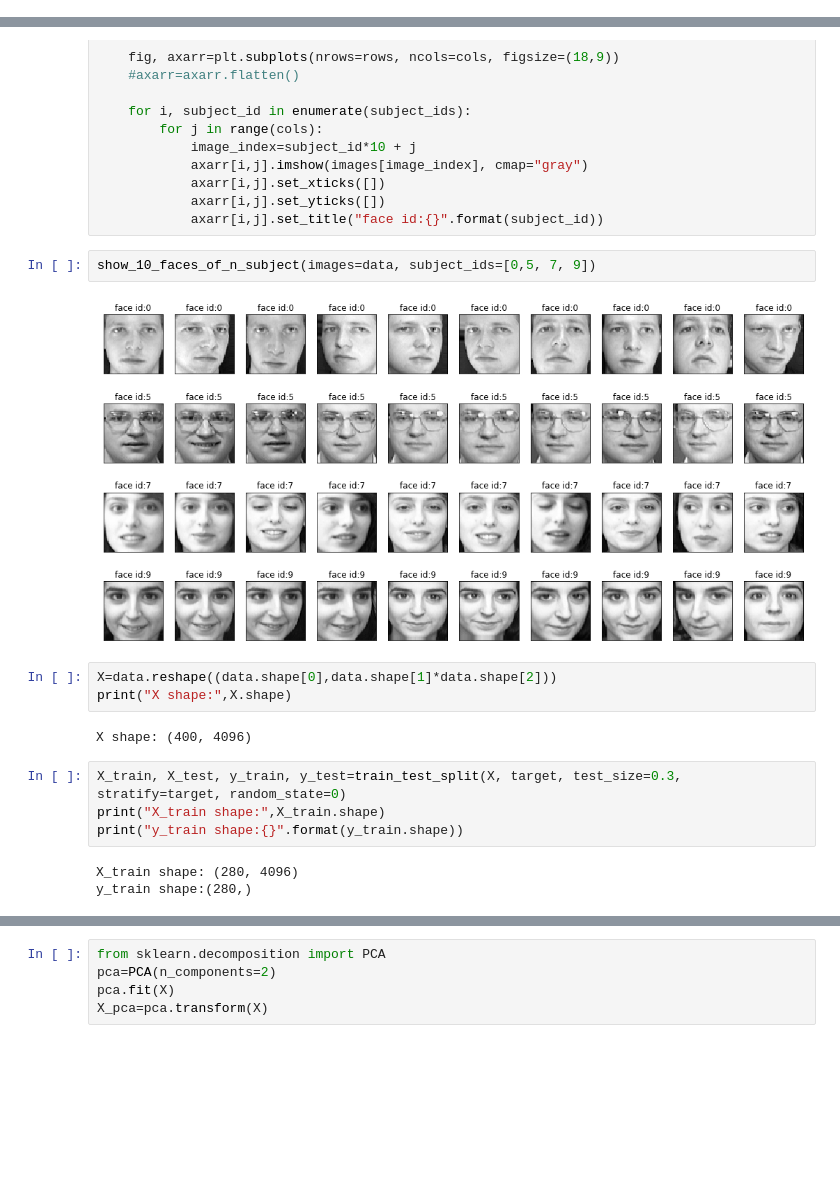
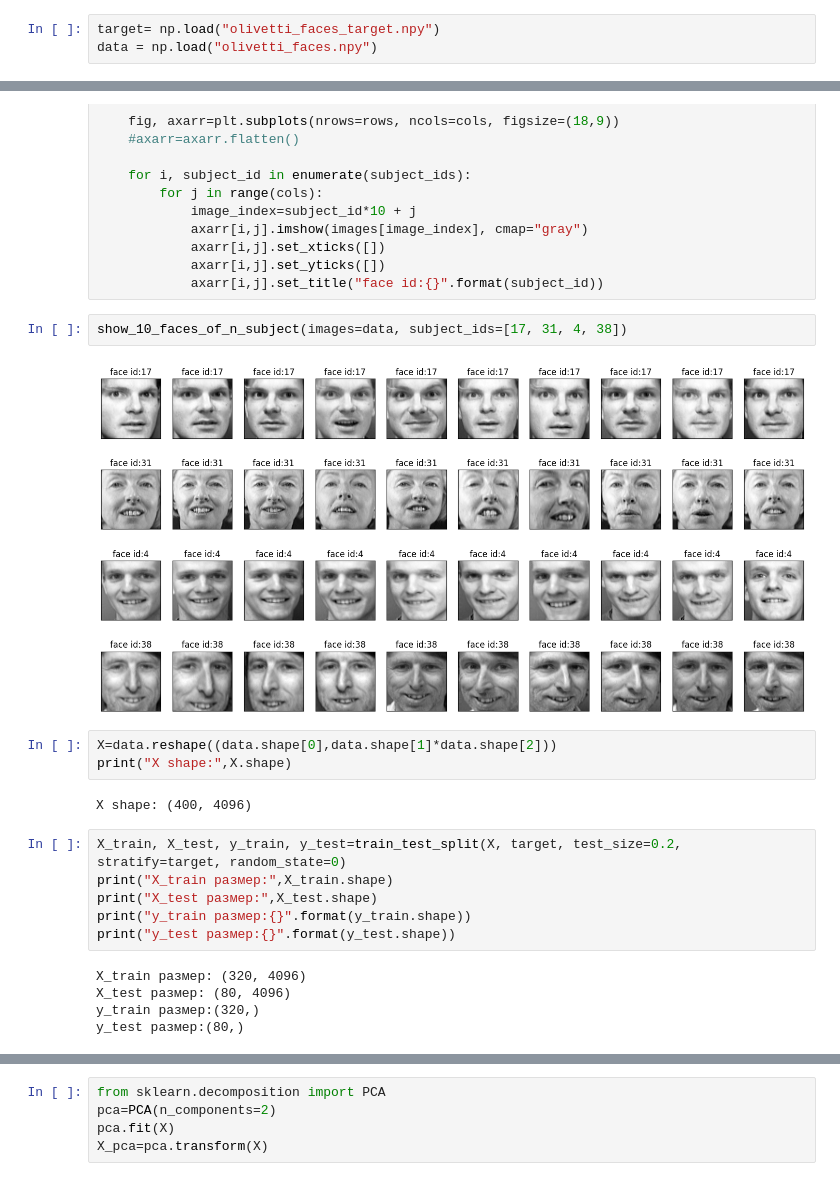
Before and after one commit to kharit74/OtusCV, a Jupyter notebook: Lesson 20/Homework/face_recognition_on_olivetti_dataset_148506_bfda48-148506-f9e571.ipynb, the cells around one changed output, grey strips where cells are left out. Cells and saved outputs as stored; diff of their text form; blank space fills up the shorter version.

```diff
--- a/Lesson 20/Homework/face_recognition_on_olivetti_dataset_148506_bfda48-148506-f9e571.ipynb
+++ b/Lesson 20/Homework/face_recognition_on_olivetti_dataset_148506_bfda48-148506-f9e571.ipynb
@@ -35 +43,4 @@ target = np.load("./hw olivetti/input/olivetti_faces_target.npy")
+# %%
+target= np.load("olivetti_faces_target.npy")
+data = np.load("olivetti_faces.npy")
 # %%
@@ -83,21 +92,25 @@ def show_10_faces_of_n_subject(images, subject_ids):
             axarr[i,j].set_yticks([])
             axarr[i,j].set_title("face id:{}".format(subject_id))
 # %%
-show_10_faces_of_n_subject(images=data, subject_ids=[0,5, 7, 9])
+show_10_faces_of_n_subject(images=data, subject_ids=[17, 31, 4, 38])
 # %% [output]
-[figure, old version]
+[figure, new version]
 # %%
 X=data.reshape((data.shape[0],data.shape[1]*data.shape[2]))
 print("X shape:",X.shape)
 # %% [output]
 X shape: (400, 4096)
 # %%
-X_train, X_test, y_train, y_test=train_test_split(X, target, test_size=0.3, stratify=target, random_state=0)
-print("X_train shape:",X_train.shape)
-print("y_train shape:{}".format(y_train.shape))
+X_train, X_test, y_train, y_test=train_test_split(X, target, test_size=0.2, stratify=target, random_state=0)
+print("X_train размер:",X_train.shape)
+print("X_test размер:",X_test.shape)
+print("y_train размер:{}".format(y_train.shape))
+print("y_test размер:{}".format(y_test.shape))
 # %% [output]
-X_train shape: (280, 4096)
-y_train shape:(280,)
+X_train размер: (320, 4096)
+X_test размер: (80, 4096)
+y_train размер:(320,)
+y_test размер:(80,)
 # %%
 y_frame=pd.DataFrame()
 y_frame['subject ids']=y_train
```
Also changed, not shown: parts of 35 cells of this notebook, 2 other files.
